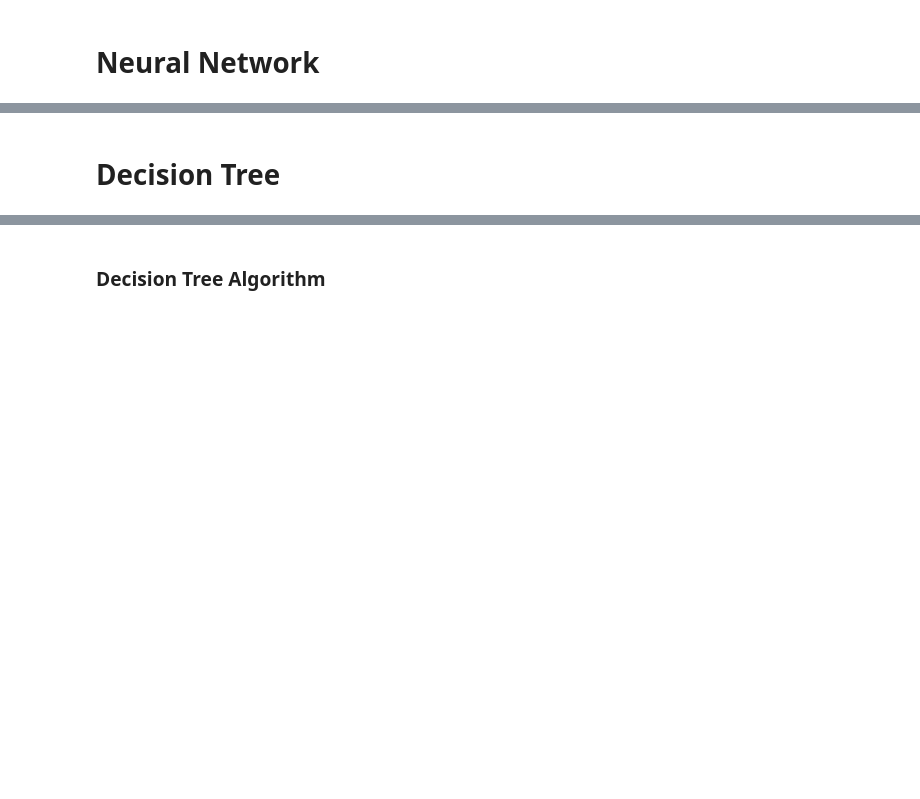
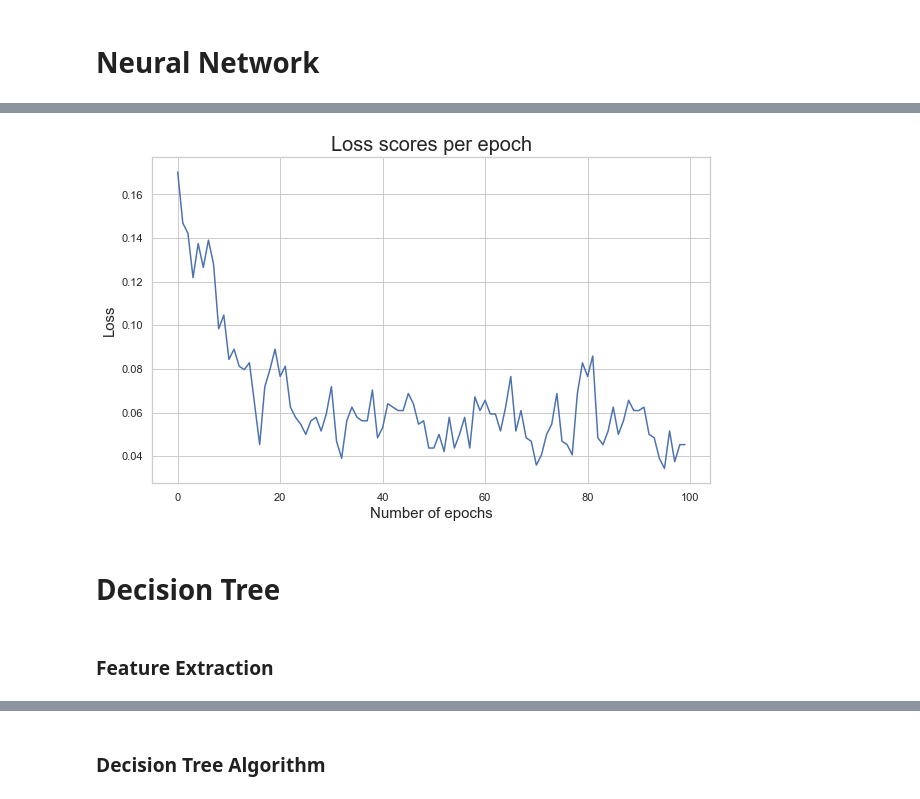
Before and after one commit to HubertWojcik10/machine_learning_project, a Jupyter notebook: main.ipynb, the cells around one changed output, grey strips where cells are left out. Drawn from its saved outputs; the diff is of its cells as text; code cells hidden in the pictures; blank space fills up the shorter version.

```diff
--- a/main.ipynb
+++ b/main.ipynb
@@ -354,0 +304,8 @@ Epoch 199, loss: 0.090625, accuracy: 0.546875
+# %%
+fig, ax= plt.subplots(figsize= (10,6));
+
+ax.set_xlabel('Number of epochs', fontsize= 15)
+ax.set_ylabel('Loss', fontsize=15)
+ax.set_title('Loss scores per epoch', fontsize=20)
+sns.lineplot(x='epoch', y='loss',data=df)
+# %% [output]
@@ -355,2 +313,5 @@ Epoch 199, loss: 0.090625, accuracy: 0.546875
+[figure, added]
 # %% [markdown]
 # Decision Tree
+# %% [markdown]
+### Feature Extraction
```
Also changed, not shown: parts of 18 cells of this notebook.
